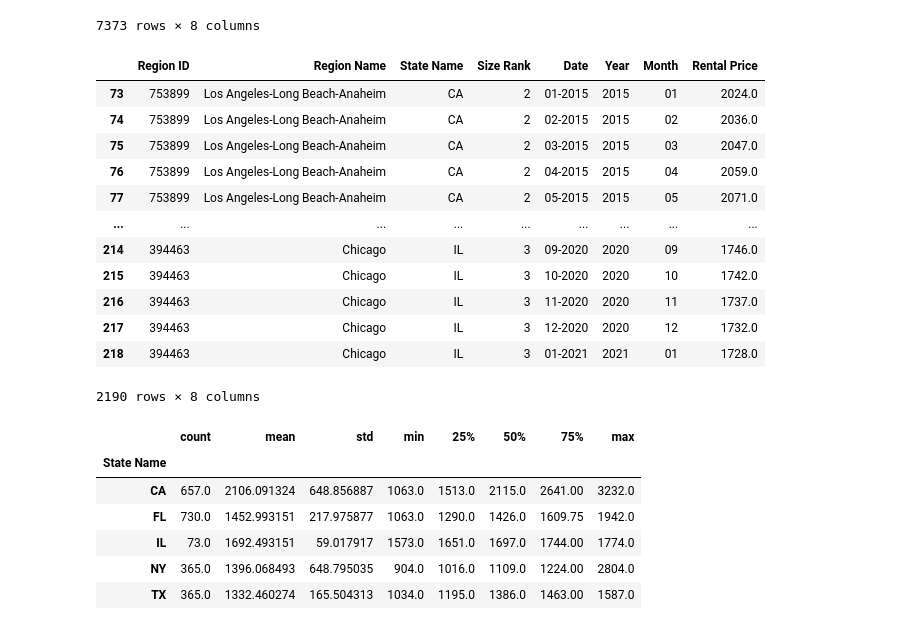
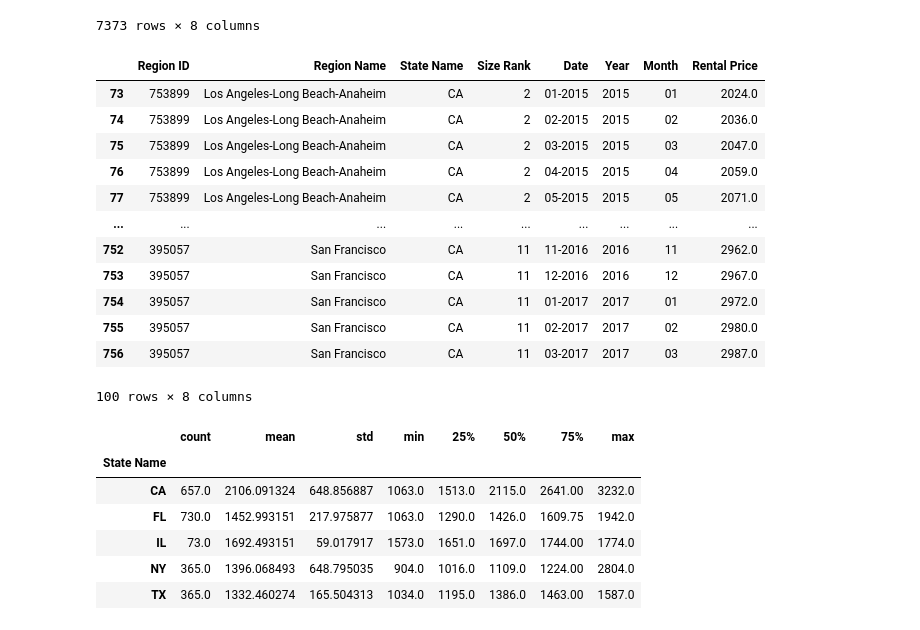
Before and after one commit to aliciasply/InterState-Migration, a Jupyter notebook: Code/Rental_Price-alicia.ipynb, the cells around one changed output. Drawn from its saved outputs; the diff is of its cells as text; code cells hidden in the pictures.

```diff
--- a/Code/Rental_Price-alicia.ipynb
+++ b/Code/Rental_Price-alicia.ipynb
@@ -123,21 +123,21 @@ ny_rental_df = new_rental_df[new_rental_df['State Name'] == 'NY']
 il_rental_df = new_rental_df[new_rental_df['State Name'] == 'IL']
 # %%
 top5states_rent = pd.concat([ca_rental_df, tx_rental_df, fl_rental_df, ny_rental_df, il_rental_df])
-top5states_rent
+top5states_rent.head(100)
 # %% [output]
 |  | Region ID | Region Name | State Name | Size Rank | Date | Year | Month | Rental Price |
 | 73 | 753899 | Los Angeles-Long Beach-Anaheim | CA | 2 | 01-2015 | 2015 | 01 | 2024.0 |
 | 74 | 753899 | Los Angeles-Long Beach-Anaheim | CA | 2 | 02-2015 | 2015 | 02 | 2036.0 |
 | 75 | 753899 | Los Angeles-Long Beach-Anaheim | CA | 2 | 03-2015 | 2015 | 03 | 2047.0 |
 | 76 | 753899 | Los Angeles-Long Beach-Anaheim | CA | 2 | 04-2015 | 2015 | 04 | 2059.0 |
 | 77 | 753899 | Los Angeles-Long Beach-Anaheim | CA | 2 | 05-2015 | 2015 | 05 | 2071.0 |
 | ... | ... | ... | ... | ... | ... | ... | ... | ... |
-| 214 | 394463 | Chicago | IL | 3 | 09-2020 | 2020 | 09 | 1746.0 |
-| 215 | 394463 | Chicago | IL | 3 | 10-2020 | 2020 | 10 | 1742.0 |
-| 216 | 394463 | Chicago | IL | 3 | 11-2020 | 2020 | 11 | 1737.0 |
-| 217 | 394463 | Chicago | IL | 3 | 12-2020 | 2020 | 12 | 1732.0 |
-| 218 | 394463 | Chicago | IL | 3 | 01-2021 | 2021 | 01 | 1728.0 |
+| 752 | 395057 | San Francisco | CA | 11 | 11-2016 | 2016 | 11 | 2962.0 |
+| 753 | 395057 | San Francisco | CA | 11 | 12-2016 | 2016 | 12 | 2967.0 |
+| 754 | 395057 | San Francisco | CA | 11 | 01-2017 | 2017 | 01 | 2972.0 |
+| 755 | 395057 | San Francisco | CA | 11 | 02-2017 | 2017 | 02 | 2980.0 |
+| 756 | 395057 | San Francisco | CA | 11 | 03-2017 | 2017 | 03 | 2987.0 |
-2190 rows × 8 columns
+100 rows × 8 columns
 # %%
 top5_rental_summary = top5states_rent.groupby("State Name").describe()["Rental Price"]
 top5_rental_summary
```
Also changed, not shown: 1 other file.
